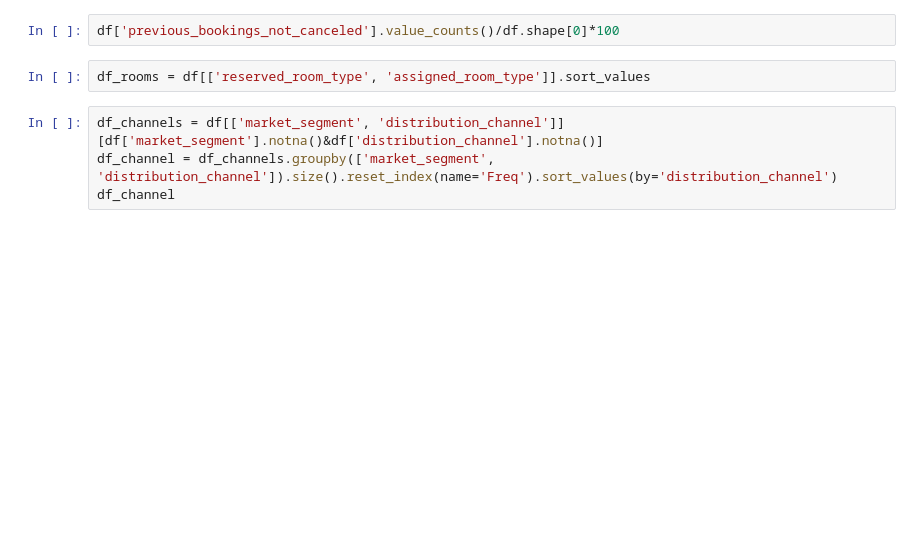
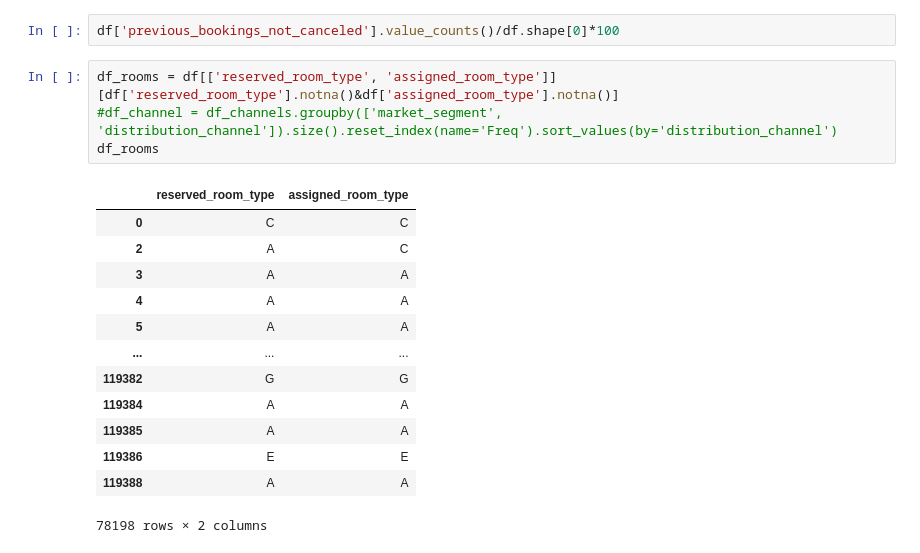
Before and after one commit to Adalab/proyecto-da-promof-modulo4-equipo5, a Jupyter notebook: notebooks/01_exploracion.ipynb, the cells around one changed output. Cells and saved outputs as stored; diff of their text form; blank space fills up the shorter version.

```diff
--- a/notebooks/01_exploracion.ipynb
+++ b/notebooks/01_exploracion.ipynb
@@ -324,8 +376,20 @@ df['arrival_date_month'].unique()
 # %%
 df['previous_bookings_not_canceled'].value_counts()/df.shape[0]*100
-# %%
-df_rooms = df[['reserved_room_type', 'assigned_room_type']].sort_values
 # %%
-df_channels = df[['market_segment', 'distribution_channel']][df['market_segment'].notna()&df['distribution_channel'].notna()]
-df_channel = df_channels.groupby(['market_segment', 'distribution_channel']).size().reset_index(name='Freq').sort_values(by='distribution_channel')
-df_channel
+df_rooms = df[['reserved_room_type', 'assigned_room_type']][df['reserved_room_type'].notna()&df['assigned_room_type'].notna()]
+#df_channel = df_channels.groupby(['market_segment', 'distribution_channel']).size().reset_index(name='Freq').sort_values(by='distribution_channel')
+df_rooms
+# %% [output]
+|  | reserved_room_type | assigned_room_type |
+| 0 | C | C |
+| 2 | A | C |
+| 3 | A | A |
+| 4 | A | A |
+| 5 | A | A |
+| ... | ... | ... |
+| 119382 | G | G |
+| 119384 | A | A |
+| 119385 | A | A |
+| 119386 | E | E |
+| 119388 | A | A |
+78198 rows × 2 columns
```
Also changed, not shown: parts of 39 cells of this notebook, 1 other file.
